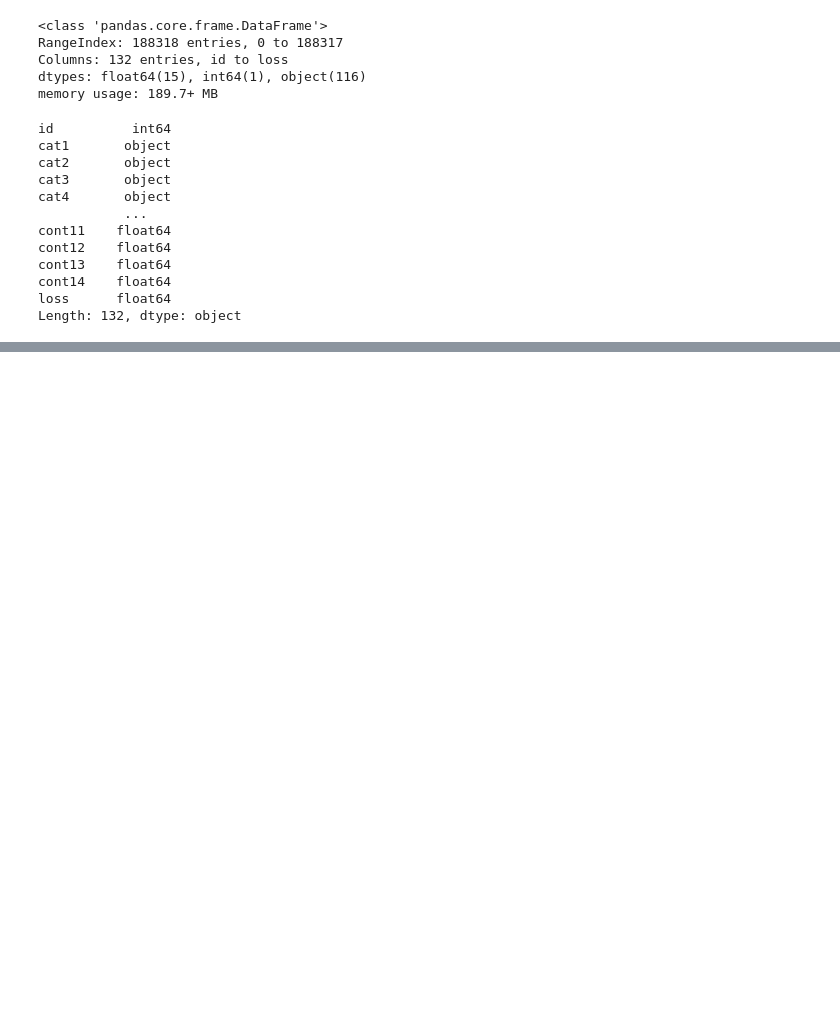
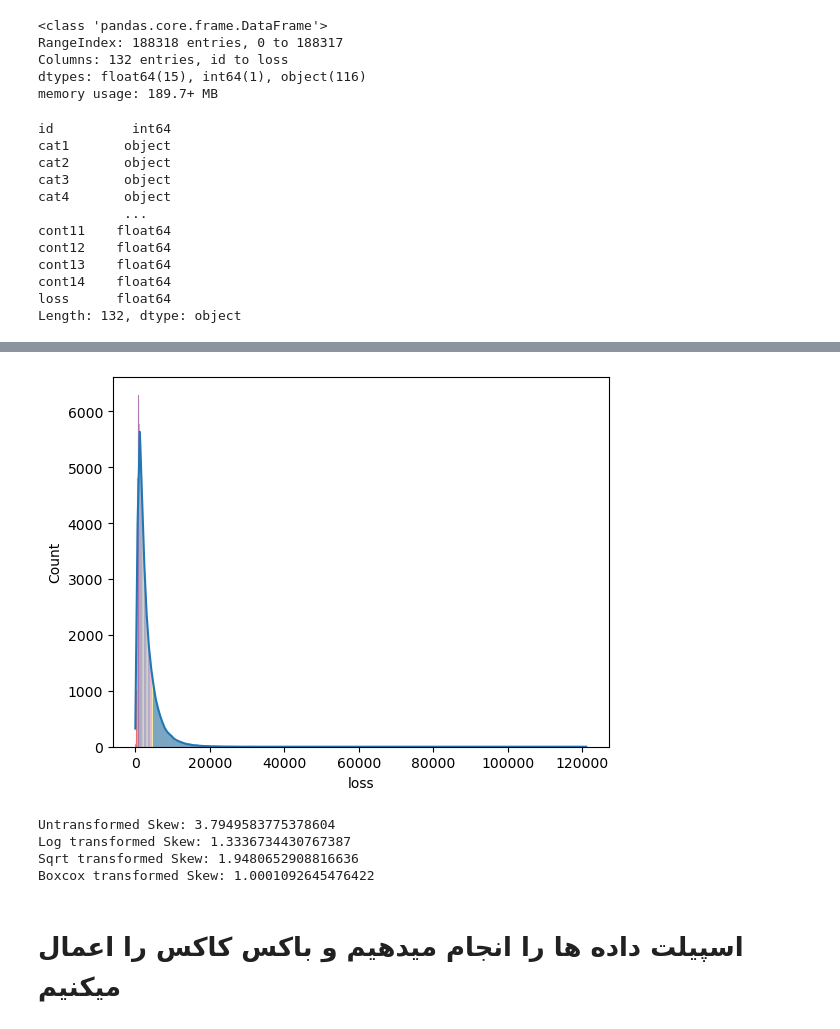
Before and after one commit to MapsaBootCamp/ML3_EXERCISE, a Jupyter notebook: monday catboost test.ipynb, the cells around one changed output, grey strips where cells are left out. Cells and saved outputs as stored; diff of their text form; code cells hidden in the pictures; blank space fills up the shorter version.

```diff
--- a/monday catboost test.ipynb
+++ b/monday catboost test.ipynb
@@ -68,3 +96,19 @@ Length: 132, dtype: object
+# %%
+plot = sns.histplot(df['loss'], kde=True )
+for bin_,i in zip(plot.patches,sns.color_palette("Set3",50)):
+    bin_.set_facecolor(i)
+# %% [output]
+[figure, added]
+# %%
+print("Untransformed Skew:", df["loss"].skew())
+print("Log transformed Skew:",np.log(df["loss"].skew()))
+print("Sqrt transformed Skew:",np.sqrt(df["loss"].skew()))
+print("Boxcox transformed Skew:",pd.Series(boxcox(df['loss'], 0.4)).skew())
+# %% [output]
+Untransformed Skew: 3.7949583775378604
+Log transformed Skew: 1.3336734430767387
+Sqrt transformed Skew: 1.9480652908816636
+Boxcox transformed Skew: 1.0001092645476422
 # %%
 from catboost import CatBoostRegressor
 from catboost import CatBoostClassifier
@@ -72,3 +119,5 @@ from catboost import Pool
+# %% [markdown]
+#  اسپیلت داده ها را انجام میدهیم و باکس کاکس را اعمال میکنیم
 # %%
 y = df['loss']
 X = df.drop(columns='loss')
```
Also changed, not shown: parts of 45 cells of this notebook.
